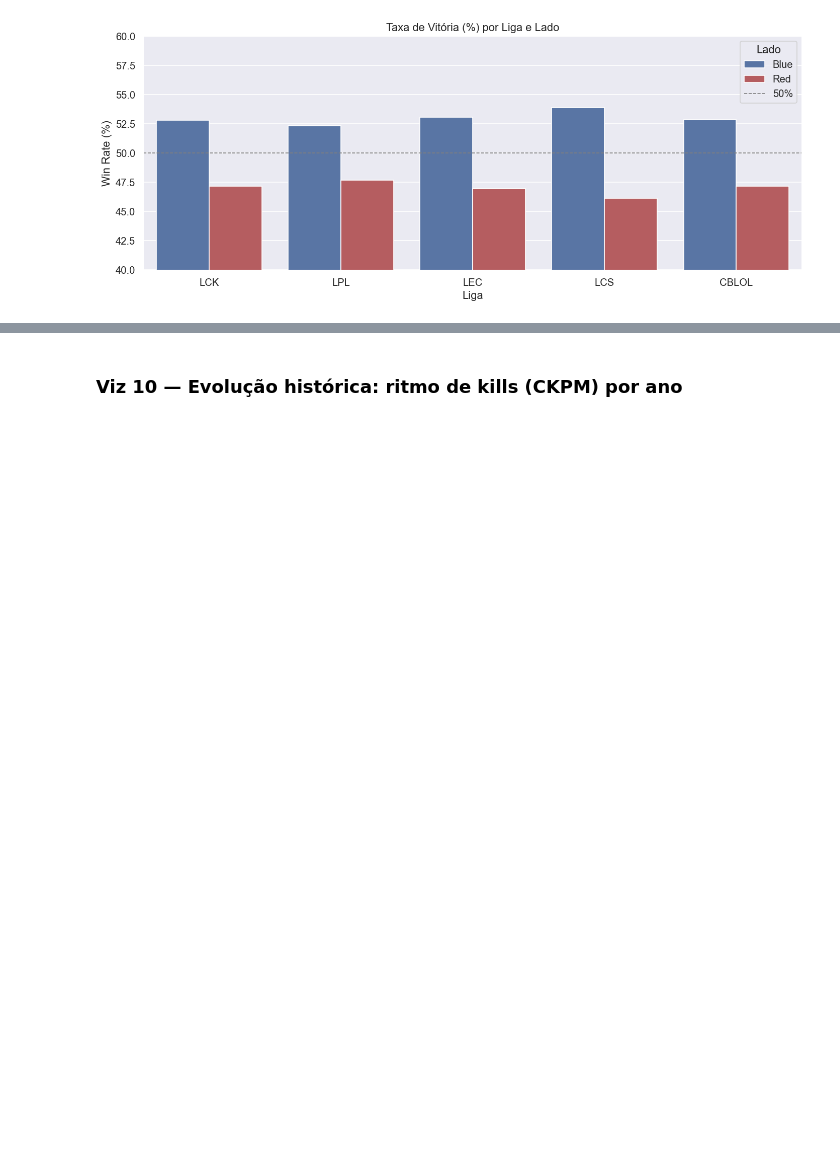
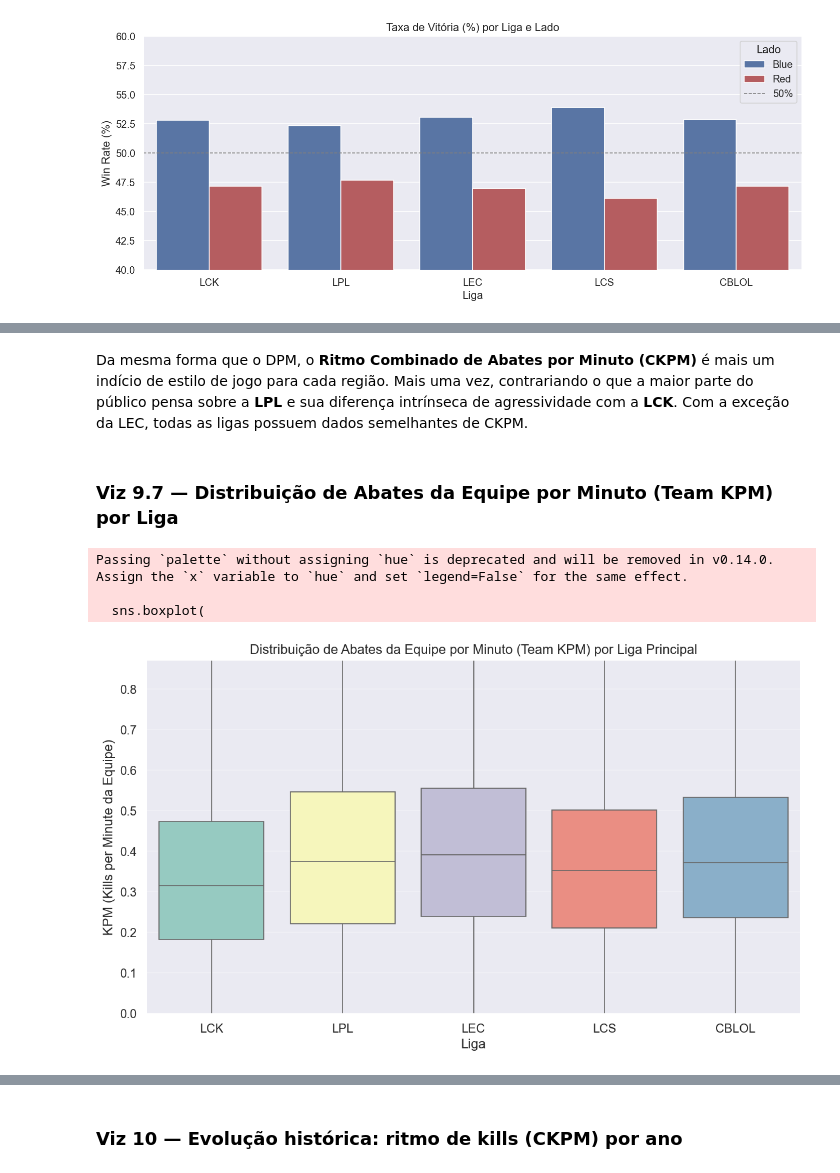
Before and after one commit to hugo-antunes19/analise-dados-puc-hugo-antunes, a Jupyter notebook: analise_exploratoria.ipynb, the cells around one changed output, grey strips where cells are left out. Saved outputs shown, nothing was run; the diff lists cells and outputs as text; code cells hidden in the pictures; blank space fills up the shorter version.

```diff
--- a/analise_exploratoria.ipynb
+++ b/analise_exploratoria.ipynb
@@ -794,0 +900,32 @@ A **vantagem estrutural do lado Blue** é visível em praticamente todas as liga
+# %% [markdown]
+Da mesma forma que o DPM, o **Ritmo Combinado de Abates por Minuto (CKPM)** é mais um indício de estilo de jogo para cada região. Mais uma vez, contrariando o que a maior parte do público pensa sobre a **LPL** e sua diferença intrínseca de agressividade com a **LCK**. Com a exceção da LEC, todas as ligas possuem dados semelhantes de CKPM.
+# %% [markdown]
+### Viz 9.7 — Distribuição de Abates da Equipe por Minuto (Team KPM) por Liga
+# %%
+fig, ax = plt.subplots(figsize=(10, 6))
+
+df_kpm_leagues = df_teams[df_teams['league'].isin(TOP_LEAGUES)].copy()
+# Garantindo o calculo exato de KPM da equipe para evitar nulos do banco bruto
+df_kpm_leagues['team_kpm'] = df_kpm_leagues['kills'] / (df_kpm_leagues['gamelength'] / 60.0)
+
+sns.boxplot(
+    data=df_kpm_leagues,
+    x='league',
+    y='team_kpm',
+    order=TOP_LEAGUES,
+    palette='Set3',
+    ax=ax
+)
+
+ax.set_title('Distribuição de Abates da Equipe por Minuto (Team KPM) por Liga Principal')
+ax.set_xlabel('Liga')
+ax.set_ylabel('KPM (Kills per Minute da Equipe)')
+ax.set_ylim(0, df_kpm_leagues['team_kpm'].quantile(0.98)) # cortando os outliers absurdos de 5kpm para leitura limpa
+plt.grid(axis='y', alpha=0.3)
+plt.tight_layout()
+plt.show()
+# %% [output]
+Passing `palette` without assigning `hue` is deprecated and will be removed in v0.14.0. Assign the `x` variable to `hue` and set `legend=False` for the same effect.
+
+  sns.boxplot(
+[figure, added]
```
Also changed, not shown: parts of 42 cells of this notebook.
